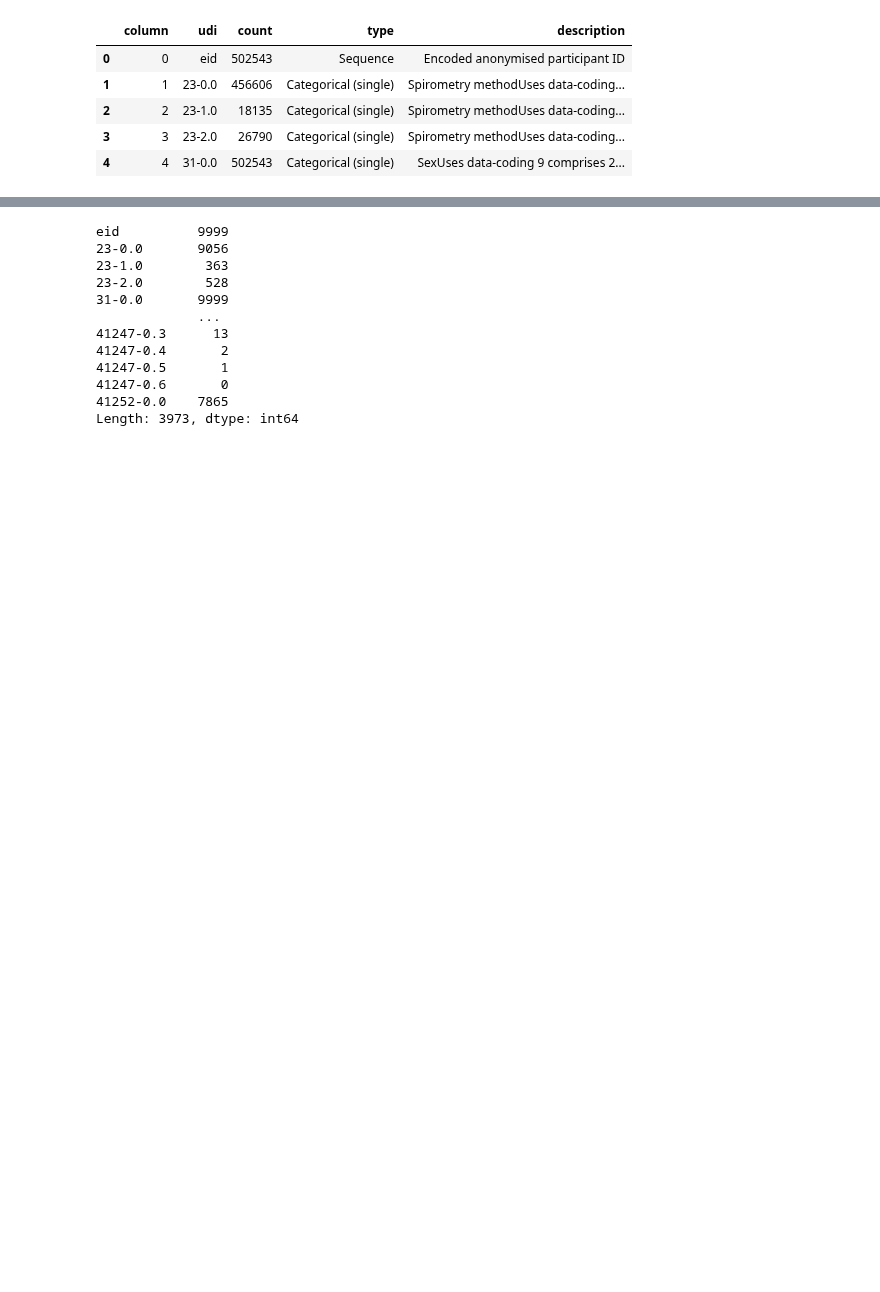
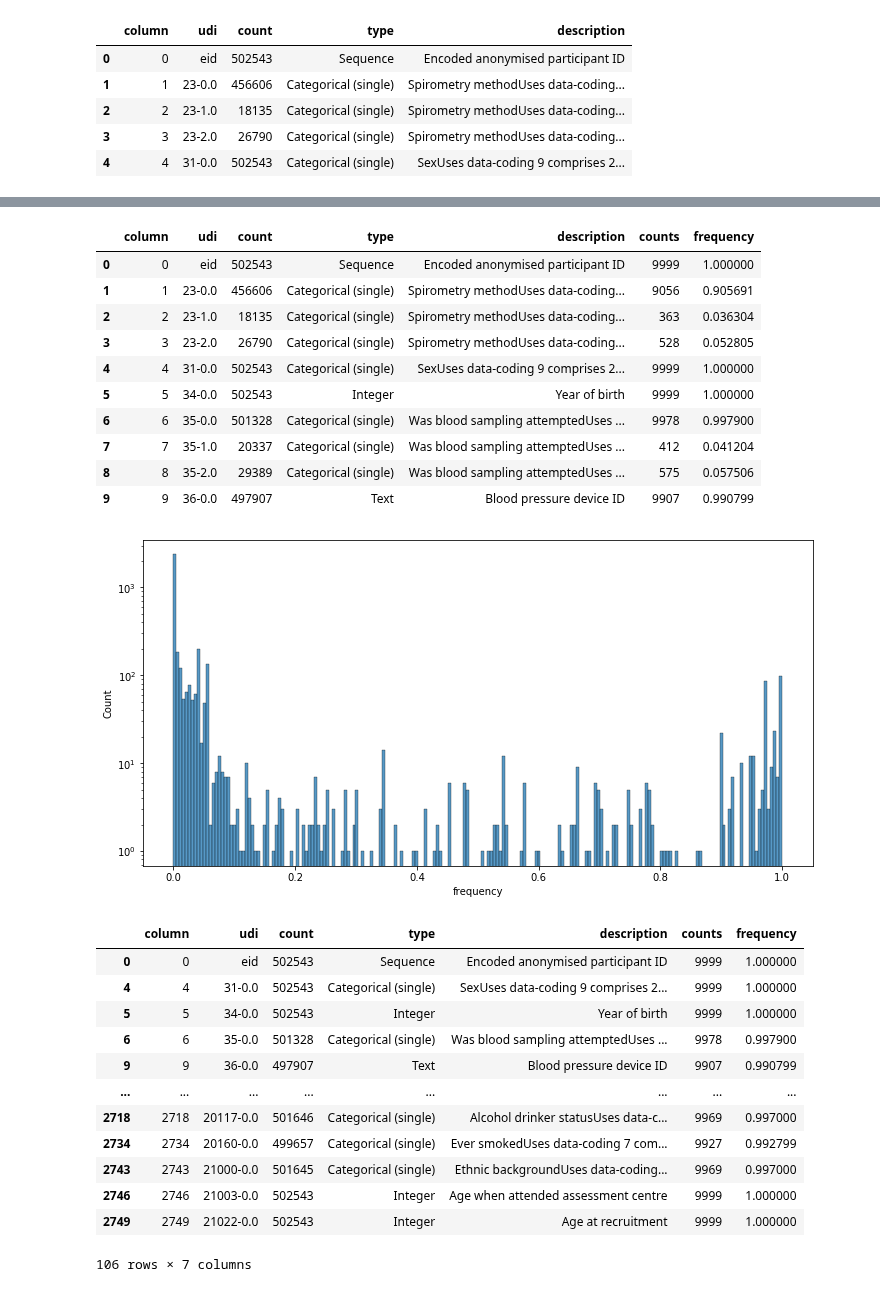
Before and after one commit to cole-khamnei/HLA_genotyping_associations, a Jupyter notebook: uk_biobank_EDA.ipynb, the cells around one changed output, grey strips where cells are left out. Saved outputs shown, nothing was run; the diff lists cells and outputs as text; code cells hidden in the pictures; blank space fills up the shorter version.

```diff
--- a/uk_biobank_EDA.ipynb
+++ b/uk_biobank_EDA.ipynb
@@ -40,15 +49,37 @@ ukbb_data = pd.read_csv(ukbb_data_path, low_memory=False)
-# %%
-ukbb_data.count()
-# %% [output]
-eid          9999
-23-0.0       9056
-23-1.0        363
-23-2.0        528
-31-0.0       9999
-             ...
-41247-0.3      13
-41247-0.4       2
-41247-0.5       1
-41247-0.6       0
-41252-0.0    7865
-Length: 3973, dtype: int64
+# %%
+ukbb_index["counts"] = np.array(ukbb_data.count().tolist())
+ukbb_index["frequency"] = ukbb_index["counts"] / len(ukbb_data)
+display(ukbb_index.head(10))
+
+fig, ax = plt.subplots(figsize=(12, 6))
+sns.histplot(ukbb_index["frequency"], ax=ax)
+ax.set_yscale("log")
+plt.show()
+
+display(ukbb_index.query("frequency > .99"))
+# %% [output]
+|  | column | udi | count | type | description | counts | frequency |
+| 0 | 0 | eid | 502543 | Sequence | Encoded anonymised participant ID | 9999 | 1.000000 |
+| 1 | 1 | 23-0.0 | 456606 | Categorical (single) | Spirometry methodUses data-coding... | 9056 | 0.905691 |
+| 2 | 2 | 23-1.0 | 18135 | Categorical (single) | Spirometry methodUses data-coding... | 363 | 0.036304 |
+| 3 | 3 | 23-2.0 | 26790 | Categorical (single) | Spirometry methodUses data-coding... | 528 | 0.052805 |
+| 4 | 4 | 31-0.0 | 502543 | Categorical (single) | SexUses data-coding 9 comprises 2... | 9999 | 1.000000 |
+| 5 | 5 | 34-0.0 | 502543 | Integer | Year of birth | 9999 | 1.000000 |
+| 6 | 6 | 35-0.0 | 501328 | Categorical (single) | Was blood sampling attemptedUses ... | 9978 | 0.997900 |
+| 7 | 7 | 35-1.0 | 20337 | Categorical (single) | Was blood sampling attemptedUses ... | 412 | 0.041204 |
+| 8 | 8 | 35-2.0 | 29389 | Categorical (single) | Was blood sampling attemptedUses ... | 575 | 0.057506 |
+| 9 | 9 | 36-0.0 | 497907 | Text | Blood pressure device ID | 9907 | 0.990799 |
+[figure, added]
+|  | column | udi | count | type | description | counts | frequency |
+| 0 | 0 | eid | 502543 | Sequence | Encoded anonymised participant ID | 9999 | 1.000000 |
+| 4 | 4 | 31-0.0 | 502543 | Categorical (single) | SexUses data-coding 9 comprises 2... | 9999 | 1.000000 |
+| 5 | 5 | 34-0.0 | 502543 | Integer | Year of birth | 9999 | 1.000000 |
+| 6 | 6 | 35-0.0 | 501328 | Categorical (single) | Was blood sampling attemptedUses ... | 9978 | 0.997900 |
+| 9 | 9 | 36-0.0 | 497907 | Text | Blood pressure device ID | 9907 | 0.990799 |
+| ... | ... | ... | ... | ... | ... | ... | ... |
+| 2718 | 2718 | 20117-0.0 | 501646 | Categorical (single) | Alcohol drinker statusUses data-c... | 9969 | 0.997000 |
+| 2734 | 2734 | 20160-0.0 | 499657 | Categorical (single) | Ever smokedUses data-coding 7 com... | 9927 | 0.992799 |
+| 2743 | 2743 | 21000-0.0 | 501645 | Categorical (single) | Ethnic backgroundUses data-coding... | 9969 | 0.997000 |
+| 2746 | 2746 | 21003-0.0 | 502543 | Integer | Age when attended assessment centre | 9999 | 1.000000 |
+| 2749 | 2749 | 21022-0.0 | 502543 | Integer | Age at recruitment | 9999 | 1.000000 |
+106 rows × 7 columns
```
Also changed, not shown: parts of 5 cells of this notebook.
